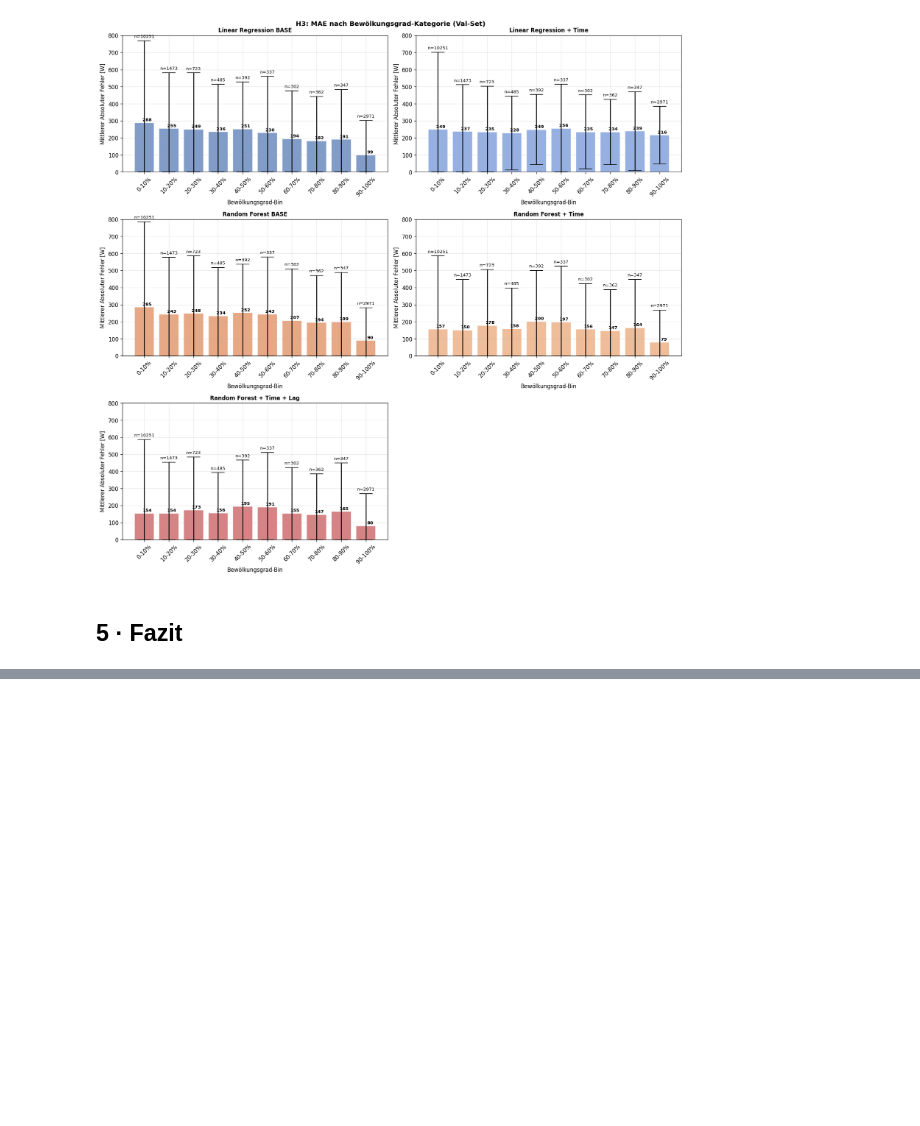
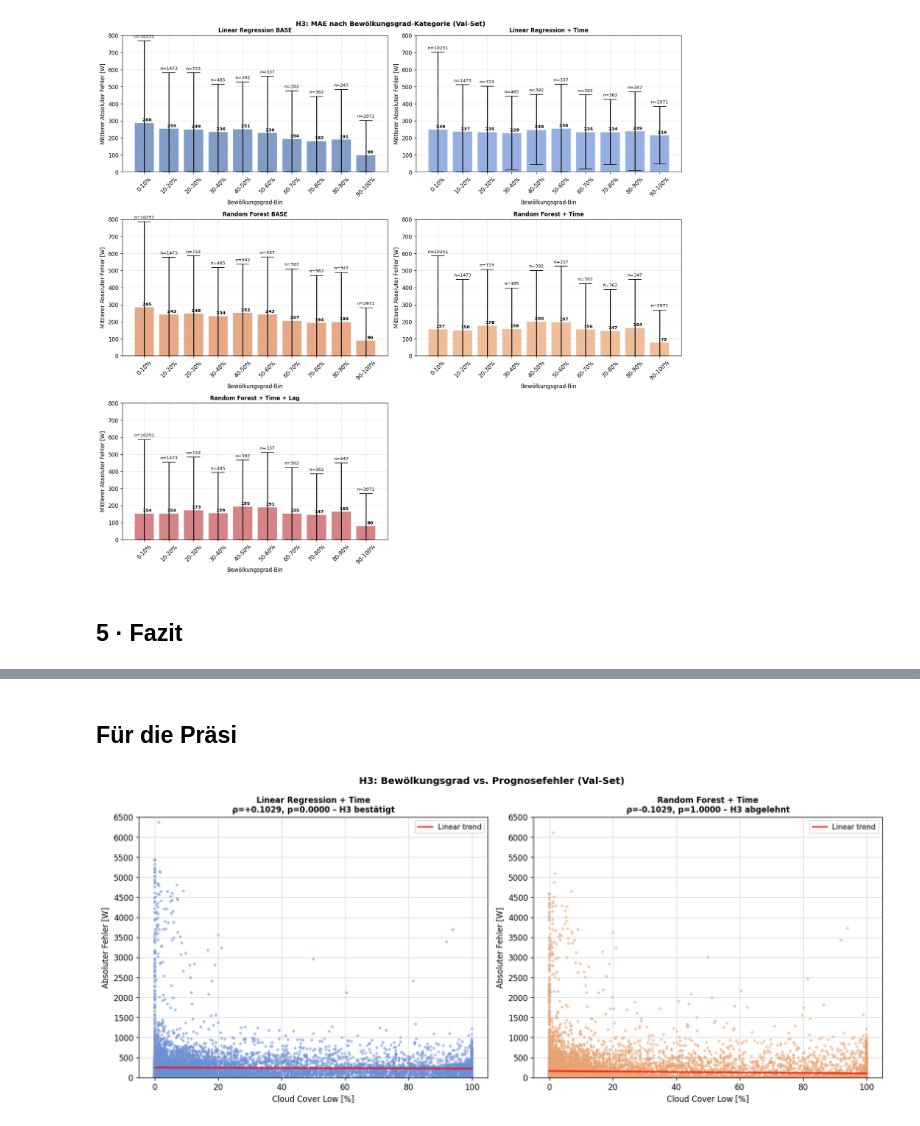
Before and after one commit to Anni075/KI-Project, a Jupyter notebook: notebooks/hypothesen/H03_cloud_coverage_vs_forecast_error.ipynb, the cells around one changed output, grey strips where cells are left out. Drawn from its saved outputs; the diff is of its cells as text; code cells hidden in the pictures; blank space fills up the shorter version.

Commit message:
add abb for präsi

```diff
--- a/notebooks/hypothesen/H03_cloud_coverage_vs_forecast_error.ipynb
+++ b/notebooks/hypothesen/H03_cloud_coverage_vs_forecast_error.ipynb
@@ -340,0 +341,64 @@ FAZIT - H3: Bewölkungsgrad vs. Prognosefehler
+# %% [markdown]
+## Für die Präsi
+# %%
+PRESENTATION_MODELS = [
+    'Linear Regression + Time',
+    'Random Forest + Time',
+]
+
+n_models = len(PRESENTATION_MODELS)
+ncols = 2
+nrows = int(np.ceil(n_models / ncols))
+fig, axes = plt.subplots(nrows, ncols, figsize=(14, 6 * nrows), sharey=True)
+axes = np.atleast_1d(axes).ravel()
+
+model_data = [
+    (model_name, MODEL_COLORS.get(model_name, '#333333'), data_by_model[model_name])
+    for model_name in PRESENTATION_MODELS
+]
+
+# Shared y-axis range for direct visual comparability
+global_y_max = max(data_by_model[name]['abs_error'].max() for name in PRESENTATION_MODELS)
+y_limit = np.ceil(global_y_max / 500) * 500
+y_ticks = np.arange(0, y_limit + 1, 500)
+
+for ax, (model_name, color, data) in zip(axes, model_data):
+    row = corr_df.loc[model_name]
+    rho = row['Spearman ρ']
+    p = row['Spearman p (1-s.)']
+    confirmed = row[f'H₃ (Spearman, α={ALPHA})']
+
+    ax.scatter(
+        data['cloud_cover_low'],
+        data['abs_error'],
+        alpha=0.6,
+        s=12,
+        color=color,
+        edgecolor='none',
+    )
+
+    if data['cloud_cover_low'].nunique() > 1:
+        z = np.polyfit(data['cloud_cover_low'], data['abs_error'], 1)
+        p_fit = np.poly1d(z)
+        x_line = np.linspace(data['cloud_cover_low'].min(), data['cloud_cover_low'].max(), 100)
+        ax.plot(x_line, p_fit(x_line), color='red', lw=2, alpha=0.85, label='Linear trend')
+
+    verdict = 'H3 bestätigt' if confirmed else 'H3 abgelehnt'
+    title_text = f"{model_name}\nρ={rho:+.4f}, p={p:.4f} – {verdict}"
+    ax.set_title(title_text, fontsize=10, fontweight='bold')
+    ax.set_xlabel('Cloud Cover Low [%]')
+    ax.set_ylabel('Absoluter Fehler [W]')
+    ax.tick_params(labelleft=True)
+    ax.set_ylim(0, y_limit)
+    ax.set_yticks(y_ticks)
+    ax.legend(fontsize=9)
+    ax.grid(True, alpha=0.5)
+
+for ax in axes[n_models:]:
+    ax.set_visible(False)
+
+fig.suptitle('H3: Bewölkungsgrad vs. Prognosefehler (Val-Set)', fontsize=12, fontweight='bold')
+plt.tight_layout()
+plt.show()
+# %% [output]
+[figure, added]
```
Also changed, not shown: parts of 4 cells of this notebook, 1 other file.
